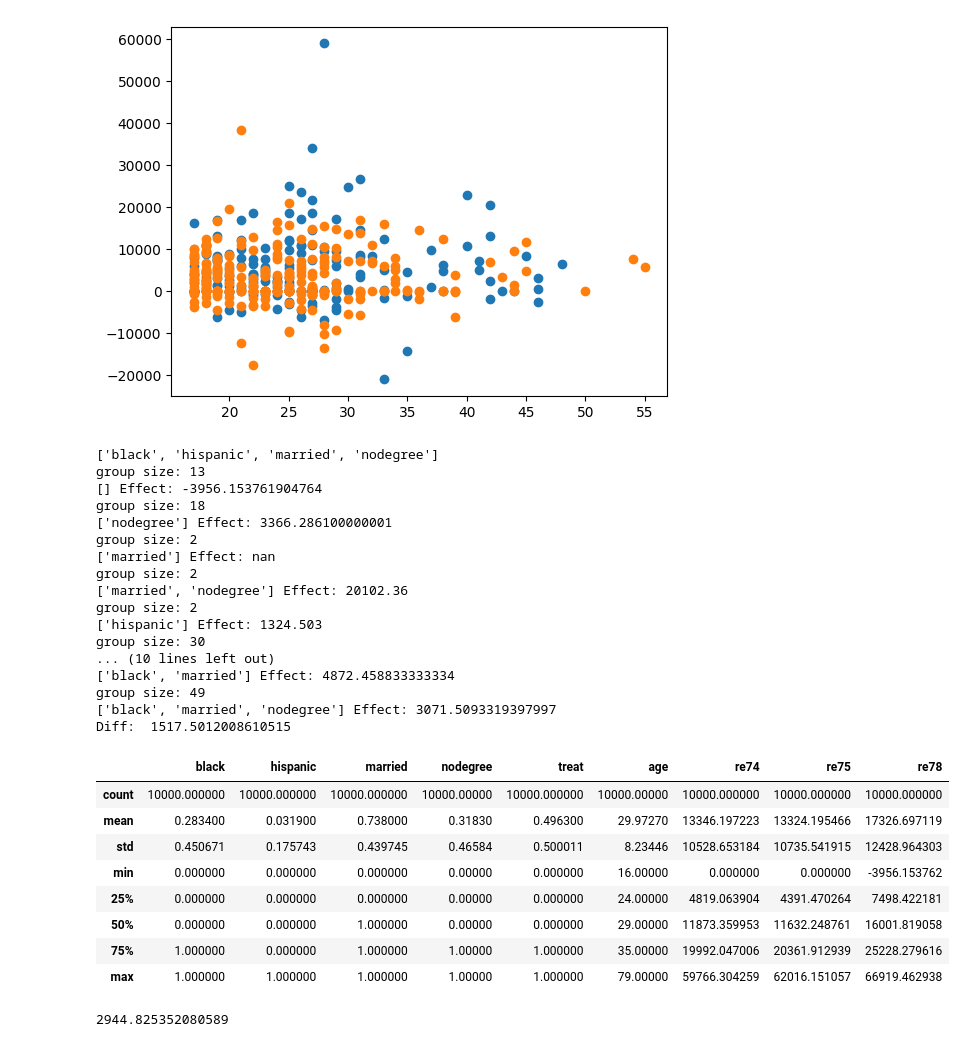
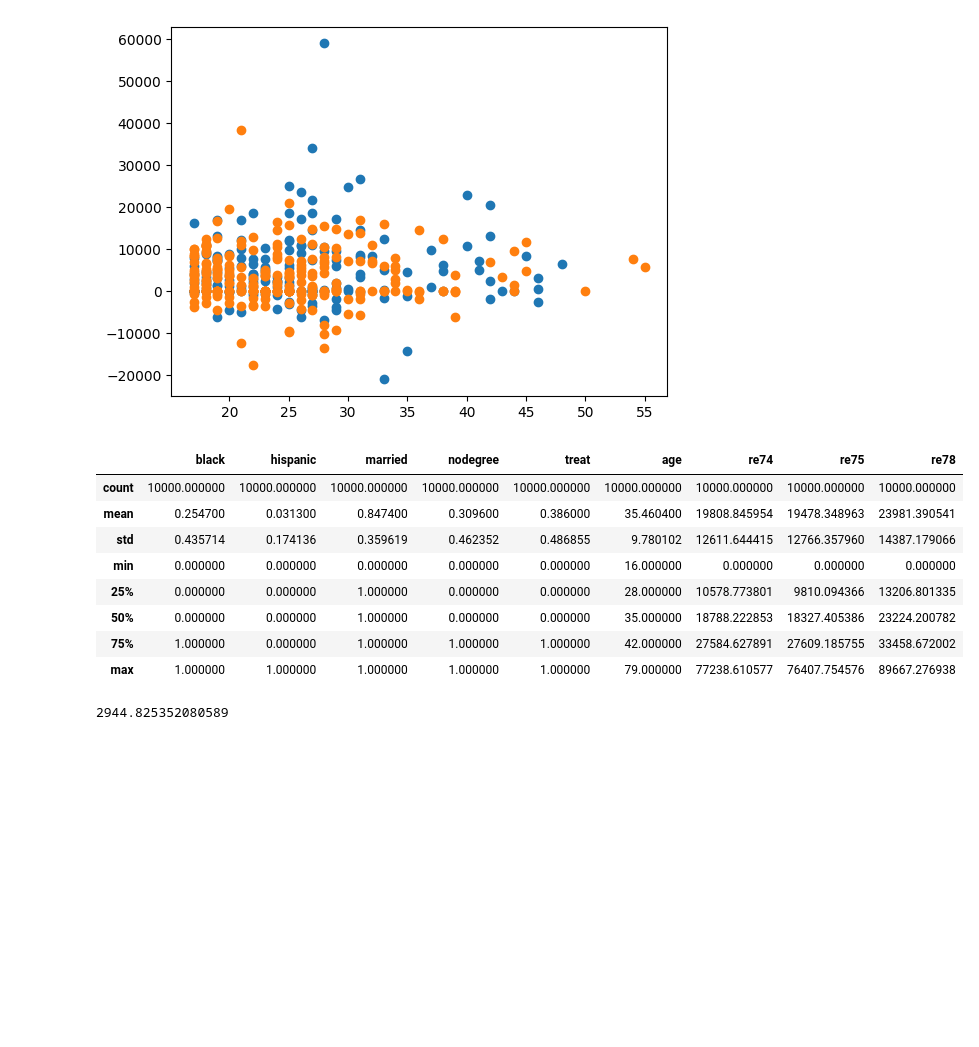
Before and after one commit to cs396s24/Proj-Job-Training, a Jupyter notebook: synthetic/synthetic.ipynb, the cells around one changed output. Cells and saved outputs as stored; diff of their text form; code cells hidden in the pictures; blank space fills up the shorter version.

```diff
--- a/synthetic/synthetic.ipynb
+++ b/synthetic/synthetic.ipynb
@@ -67,13 +67,10 @@ plt.scatter(lalonde_exp["age"][lalonde_exp["treat"] == 0], lalonde_exp[lalonde_e
 import numpy as np
 import pandas as pd
 
-def diff(df):
-    treated = df[df["treat"] == 1]
-    untreat = df[df["treat"] == 0]
-    return (treated["re78"] - treated["re75"]).mean() - (untreat["re78"] - untreat["re75"]).mean()
+lalonde_psid = lalonde_psid[lalonde_psid["treat"] == 0]
 
 def marriage_prob(x):
-    return 0.9 * (1 - np.exp(-0.18 * (x - 16)))
+    return 0.9 * (1 - np.exp(-0.25 * (x - 16)))
 
 # Define function to calculate means and covariances for each group
 def compute_group_stats(df, group_vars, re_vars):
@@ -86,11 +83,10 @@ def compute_group_stats(df, group_vars, re_vars):
     return group_stats
 
 re_vars = ["age", "re74", "re75", "re78"]
-group_vars = ["black", "hispanic", "married", "nodegree"]
+group_vars = ["black", "hispanic", "nodegree"]
 group_stats = compute_group_stats(lalonde_psid, group_vars, re_vars)
 
-# Calculate probabilities for mutually exclusive race categories
-proportions = lalonde_psid[["black", "hispanic", "married", "nodegree"]].mean()
+proportions = lalonde_psid[["black", "hispanic", "nodegree"]].mean()
 prob_black = proportions["black"]
 prob_hispanic = proportions["hispanic"]
 prob_white = 1 - prob_black - prob_hispanic
@@ -100,30 +96,11 @@ prob_nodegree_black = lalonde_psid[lalonde_psid["black"] == 1]["nodegree"].mean(
 prob_nodegree_hispanic = lalonde_psid[lalonde_psid["hispanic"] == 1]["nodegree"].mean()
 prob_nodegree_white = lalonde_psid[(lalonde_psid["black"] == 0) & (lalonde_psid["hispanic"] == 0)]["nodegree"].mean()
 
-# Step 2: Compute ATE for each group in the experimental dataset
-def compute_ate(df, group_vars):
-    print(group_vars)
-    ate_stats = {}
-    grouped = df.groupby(group_vars)
-    meanEffect = diff(df)
-    for group, data in grouped:
-        print("group size:", len(data))
-        treat_effect = diff(data)
-        ate_stats[group] = treat_effect
-        print([group_vars[i] for i in range(len(group_vars)) if group[i] == 1], "Effect:", treat_effect)
-        if len(data) < 10:
-            ate_stats[group] = meanEffect
-
-    return ate_stats
-
-ate_stats = compute_ate(lalonde_exp, group_vars)
-
 # Step 3: Generate Synthetic Data
 def generate_synthetic_data(n, prob_black, prob_hispanic, prob_white, prob_nodegree_black, prob_nodegree_hispanic, prob_nodegree_white, group_stats, ate_stats):
     data = []
 
     while len(data) < n:
-        # Generate ethnicity
         ethnicity = np.random.choice(['black', 'hispanic', 'white'], p=[prob_black, prob_hispanic, prob_white])
 
         black = int(ethnicity == 'black')
@@ -137,67 +114,47 @@ def generate_synthetic_data(n, prob_black, prob_hispanic, prob_white, prob_nodeg
         else:
             nodegree = np.random.binomial(1, prob_nodegree_white)
 
-        treat = np.random.binomial(1, 0.5)
+        p = 0.25 + nodegree * 0.25 + black * 0.25
+        treat = np.random.binomial(1, p)
 
         # Generate multivariate normal data
-        group = (black, hispanic, 0, nodegree)
+        group = (black, hispanic, nodegree)
         means, cov = group_stats[group]
         sample = np.random.multivariate_normal(means, cov)
 
         age = sample[0].round().astype(int)
 
         if age < 16:
             continue
 
         # Generate married based on age using the fitted saturating exponential function
         p_married = marriage_prob(age)
         married = np.random.binomial(1, p_married)
 
         re74, re75, re78 = np.clip(sample[1:], 0, None)
 
         # Adjust re78 with the treatment effect if treated
-        if treat == 1:
-            treat_effect = ate_stats[(black, hispanic, married, nodegree)]
-            re78 += treat_effect
+        re78 += treat * np.random.normal(5000, 500)
 
         # Append valid data
         data.append([black, hispanic, married, nodegree, treat, age, re74, re75, re78])
 
     # Create DataFrame from valid data
     synthetic_data = pd.DataFrame(data, columns=["black", "hispanic", "married", "nodegree", "treat", "age", "re74", "re75", "re78"])
 
     return synthetic_data
 
-n_samples = len(lalonde_exp)
 synthetic_data = generate_synthetic_data(10000, prob_black, prob_hispanic, prob_white, prob_nodegree_black, prob_nodegree_hispanic, prob_nodegree_white, group_stats, ate_stats)
 
-print("Diff: ", diff(synthetic_data))
 synthetic_data.describe()
 # %% [output]
-['black', 'hispanic', 'married', 'nodegree']
-group size: 13
-[] Effect: -3956.153761904764
-group size: 18
-['nodegree'] Effect: 3366.286100000001
-group size: 2
-['married'] Effect: nan
-group size: 2
-['married', 'nodegree'] Effect: 20102.36
-group size: 2
-['hispanic'] Effect: 1324.503
-group size: 30
-... (10 lines left out)
-['black', 'married'] Effect: 4872.458833333334
-group size: 49
-['black', 'married', 'nodegree'] Effect: 3071.5093319397997
-Diff:  1517.5012008610515
 |  | black | hispanic | married | nodegree | treat | age | re74 | re75 | re78 |
-| count | 10000.000000 | 10000.000000 | 10000.000000 | 10000.00000 | 10000.000000 | 10000.00000 | 10000.000000 | 10000.000000 | 10000.000000 |
-| mean | 0.283400 | 0.031900 | 0.738000 | 0.31830 | 0.496300 | 29.97270 | 13346.197223 | 13324.195466 | 17326.697119 |
-| std | 0.450671 | 0.175743 | 0.439745 | 0.46584 | 0.500011 | 8.23446 | 10528.653184 | 10735.541915 | 12428.964303 |
-| min | 0.000000 | 0.000000 | 0.000000 | 0.00000 | 0.000000 | 16.00000 | 0.000000 | 0.000000 | -3956.153762 |
-| 25% | 0.000000 | 0.000000 | 0.000000 | 0.00000 | 0.000000 | 24.00000 | 4819.063904 | 4391.470264 | 7498.422181 |
-| 50% | 0.000000 | 0.000000 | 1.000000 | 0.00000 | 0.000000 | 29.00000 | 11873.359953 | 11632.248761 | 16001.819058 |
-| 75% | 1.000000 | 0.000000 | 1.000000 | 1.00000 | 1.000000 | 35.00000 | 19992.047006 | 20361.912939 | 25228.279616 |
-| max | 1.000000 | 1.000000 | 1.000000 | 1.00000 | 1.000000 | 79.00000 | 59766.304259 | 62016.151057 | 66919.462938 |
+| count | 10000.000000 | 10000.000000 | 10000.000000 | 10000.000000 | 10000.000000 | 10000.000000 | 10000.000000 | 10000.000000 | 10000.000000 |
+| mean | 0.254700 | 0.031300 | 0.847400 | 0.309600 | 0.386000 | 35.460400 | 19808.845954 | 19478.348963 | 23981.390541 |
+| std | 0.435714 | 0.174136 | 0.359619 | 0.462352 | 0.486855 | 9.780102 | 12611.644415 | 12766.357960 | 14387.179066 |
+| min | 0.000000 | 0.000000 | 0.000000 | 0.000000 | 0.000000 | 16.000000 | 0.000000 | 0.000000 | 0.000000 |
+| 25% | 0.000000 | 0.000000 | 1.000000 | 0.000000 | 0.000000 | 28.000000 | 10578.773801 | 9810.094366 | 13206.801335 |
+| 50% | 0.000000 | 0.000000 | 1.000000 | 0.000000 | 0.000000 | 35.000000 | 18788.222853 | 18327.405386 | 23224.200782 |
+| 75% | 1.000000 | 0.000000 | 1.000000 | 1.000000 | 1.000000 | 42.000000 | 27584.627891 | 27609.185755 | 33458.672002 |
+| max | 1.000000 | 1.000000 | 1.000000 | 1.000000 | 1.000000 | 79.000000 | 77238.610577 | 76407.754576 | 89667.276938 |
 # %%
```
Also changed, not shown: parts of 3 cells of this notebook, 4 other files.
